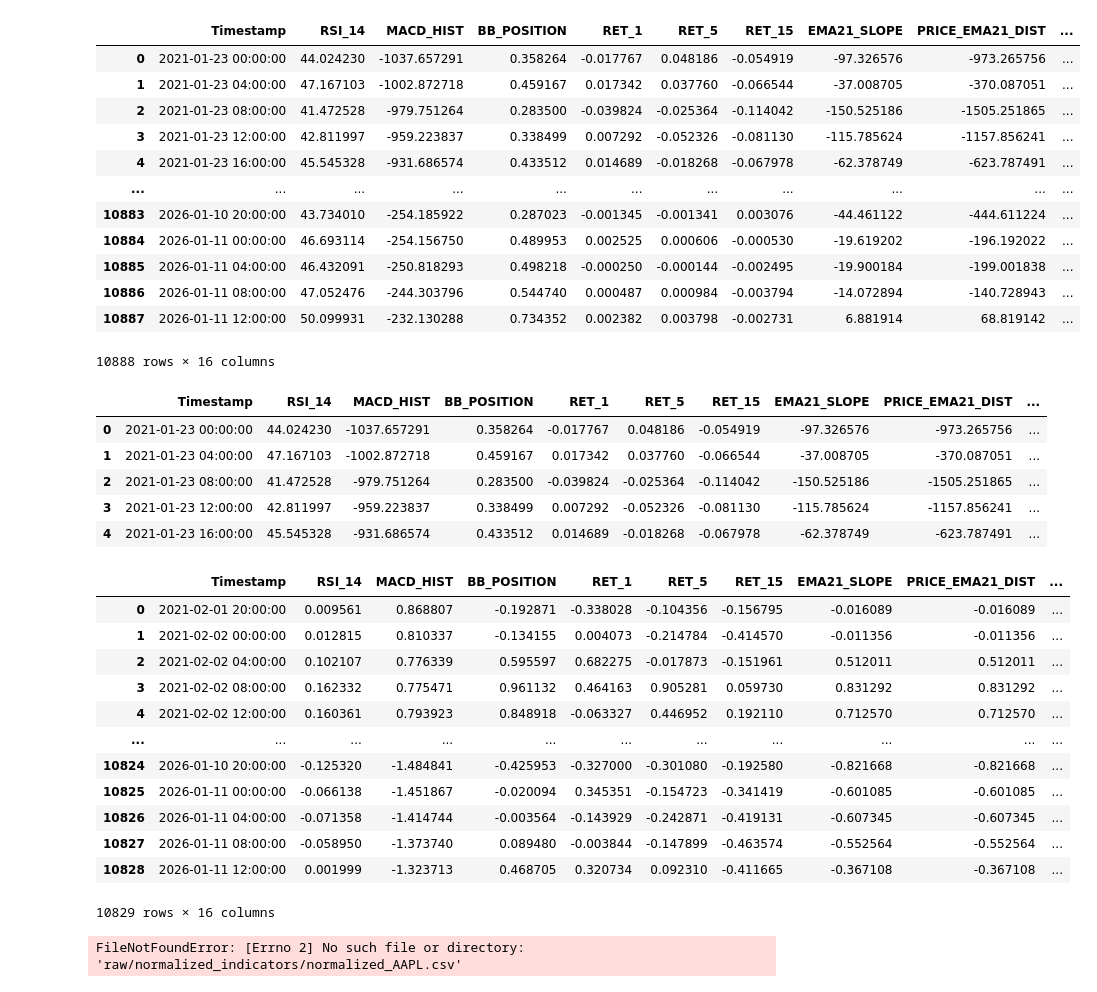
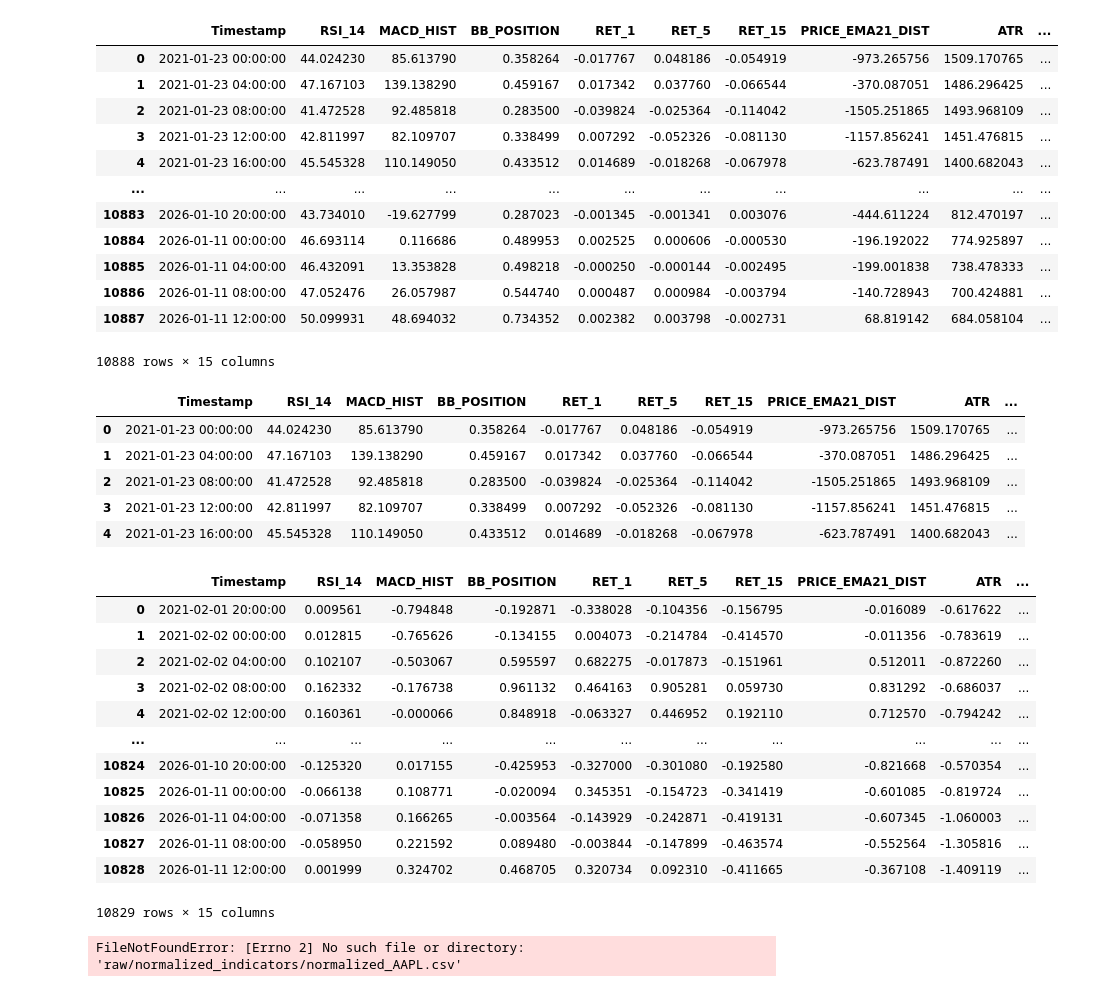
Before and after one commit to Aditya-gautam21/quantTrader, a Jupyter notebook: backend/ml_training.ipynb, the cells around one changed output. Saved outputs shown, nothing was run; the diff lists cells and outputs as text; code cells hidden in the pictures.

```diff
--- a/backend/ml_training.ipynb
+++ b/backend/ml_training.ipynb
@@ -23,46 +30,46 @@ data
 # %%
-indicators = pd.read_csv("raw_data/2026-01-11/BTCUSDT/indicators_BTCUSDT.csv")
+indicators = pd.read_csv("raw_data/2026-01-12/indicators_BTCUSDT.csv")
 indicators
 # %% [output]
-|  | Timestamp | RSI_14 | MACD_HIST | BB_POSITION | RET_1 | RET_5 | RET_15 | EMA21_SLOPE | PRICE_EMA21_DIST | ... |
-| 0 | 2021-01-23 00:00:00 | 44.024230 | -1037.657291 | 0.358264 | -0.017767 | 0.048186 | -0.054919 | -97.326576 | -973.265756 | ... |
-| 1 | 2021-01-23 04:00:00 | 47.167103 | -1002.872718 | 0.459167 | 0.017342 | 0.037760 | -0.066544 | -37.008705 | -370.087051 | ... |
-| 2 | 2021-01-23 08:00:00 | 41.472528 | -979.751264 | 0.283500 | -0.039824 | -0.025364 | -0.114042 | -150.525186 | -1505.251865 | ... |
-| 3 | 2021-01-23 12:00:00 | 42.811997 | -959.223837 | 0.338499 | 0.007292 | -0.052326 | -0.081130 | -115.785624 | -1157.856241 | ... |
-| 4 | 2021-01-23 16:00:00 | 45.545328 | -931.686574 | 0.433512 | 0.014689 | -0.018268 | -0.067978 | -62.378749 | -623.787491 | ... |
+|  | Timestamp | RSI_14 | MACD_HIST | BB_POSITION | RET_1 | RET_5 | RET_15 | PRICE_EMA21_DIST | ATR | ... |
+| 0 | 2021-01-23 00:00:00 | 44.024230 | 85.613790 | 0.358264 | -0.017767 | 0.048186 | -0.054919 | -973.265756 | 1509.170765 | ... |
+| 1 | 2021-01-23 04:00:00 | 47.167103 | 139.138290 | 0.459167 | 0.017342 | 0.037760 | -0.066544 | -370.087051 | 1486.296425 | ... |
+| 2 | 2021-01-23 08:00:00 | 41.472528 | 92.485818 | 0.283500 | -0.039824 | -0.025364 | -0.114042 | -1505.251865 | 1493.968109 | ... |
+| 3 | 2021-01-23 12:00:00 | 42.811997 | 82.109707 | 0.338499 | 0.007292 | -0.052326 | -0.081130 | -1157.856241 | 1451.476815 | ... |
+| 4 | 2021-01-23 16:00:00 | 45.545328 | 110.149050 | 0.433512 | 0.014689 | -0.018268 | -0.067978 | -623.787491 | 1400.682043 | ... |
 | ... | ... | ... | ... | ... | ... | ... | ... | ... | ... | ... |
-| 10883 | 2026-01-10 20:00:00 | 43.734010 | -254.185922 | 0.287023 | -0.001345 | -0.001341 | 0.003076 | -44.461122 | -444.611224 | ... |
-| 10884 | 2026-01-11 00:00:00 | 46.693114 | -254.156750 | 0.489953 | 0.002525 | 0.000606 | -0.000530 | -19.619202 | -196.192022 | ... |
-| 10885 | 2026-01-11 04:00:00 | 46.432091 | -250.818293 | 0.498218 | -0.000250 | -0.000144 | -0.002495 | -19.900184 | -199.001838 | ... |
-| 10886 | 2026-01-11 08:00:00 | 47.052476 | -244.303796 | 0.544740 | 0.000487 | 0.000984 | -0.003794 | -14.072894 | -140.728943 | ... |
-| 10887 | 2026-01-11 12:00:00 | 50.099931 | -232.130288 | 0.734352 | 0.002382 | 0.003798 | -0.002731 | 6.881914 | 68.819142 | ... |
+| 10883 | 2026-01-10 20:00:00 | 43.734010 | -19.627799 | 0.287023 | -0.001345 | -0.001341 | 0.003076 | -444.611224 | 812.470197 | ... |
+| 10884 | 2026-01-11 00:00:00 | 46.693114 | 0.116686 | 0.489953 | 0.002525 | 0.000606 | -0.000530 | -196.192022 | 774.925897 | ... |
+| 10885 | 2026-01-11 04:00:00 | 46.432091 | 13.353828 | 0.498218 | -0.000250 | -0.000144 | -0.002495 | -199.001838 | 738.478333 | ... |
+| 10886 | 2026-01-11 08:00:00 | 47.052476 | 26.057987 | 0.544740 | 0.000487 | 0.000984 | -0.003794 | -140.728943 | 700.424881 | ... |
+| 10887 | 2026-01-11 12:00:00 | 50.099931 | 48.694032 | 0.734352 | 0.002382 | 0.003798 | -0.002731 | 68.819142 | 684.058104 | ... |
-10888 rows × 16 columns
+10888 rows × 15 columns
 # %%
 indicators.head()
 # %% [output]
-|  | Timestamp | RSI_14 | MACD_HIST | BB_POSITION | RET_1 | RET_5 | RET_15 | EMA21_SLOPE | PRICE_EMA21_DIST | ... |
-| 0 | 2021-01-23 00:00:00 | 44.024230 | -1037.657291 | 0.358264 | -0.017767 | 0.048186 | -0.054919 | -97.326576 | -973.265756 | ... |
-| 1 | 2021-01-23 04:00:00 | 47.167103 | -1002.872718 | 0.459167 | 0.017342 | 0.037760 | -0.066544 | -37.008705 | -370.087051 | ... |
-| 2 | 2021-01-23 08:00:00 | 41.472528 | -979.751264 | 0.283500 | -0.039824 | -0.025364 | -0.114042 | -150.525186 | -1505.251865 | ... |
-| 3 | 2021-01-23 12:00:00 | 42.811997 | -959.223837 | 0.338499 | 0.007292 | -0.052326 | -0.081130 | -115.785624 | -1157.856241 | ... |
-| 4 | 2021-01-23 16:00:00 | 45.545328 | -931.686574 | 0.433512 | 0.014689 | -0.018268 | -0.067978 | -62.378749 | -623.787491 | ... |
+|  | Timestamp | RSI_14 | MACD_HIST | BB_POSITION | RET_1 | RET_5 | RET_15 | PRICE_EMA21_DIST | ATR | ... |
+| 0 | 2021-01-23 00:00:00 | 44.024230 | 85.613790 | 0.358264 | -0.017767 | 0.048186 | -0.054919 | -973.265756 | 1509.170765 | ... |
+| 1 | 2021-01-23 04:00:00 | 47.167103 | 139.138290 | 0.459167 | 0.017342 | 0.037760 | -0.066544 | -370.087051 | 1486.296425 | ... |
+| 2 | 2021-01-23 08:00:00 | 41.472528 | 92.485818 | 0.283500 | -0.039824 | -0.025364 | -0.114042 | -1505.251865 | 1493.968109 | ... |
+| 3 | 2021-01-23 12:00:00 | 42.811997 | 82.109707 | 0.338499 | 0.007292 | -0.052326 | -0.081130 | -1157.856241 | 1451.476815 | ... |
+| 4 | 2021-01-23 16:00:00 | 45.545328 | 110.149050 | 0.433512 | 0.014689 | -0.018268 | -0.067978 | -623.787491 | 1400.682043 | ... |
 # %%
-norm = pd.read_csv("raw_data/2026-01-11/norm_indicators_BTCUSDT.csv")
+norm = pd.read_csv("raw_data/2026-01-12/norm_indicators_BTCUSDT.csv")
 norm
 # %% [output]
-|  | Timestamp | RSI_14 | MACD_HIST | BB_POSITION | RET_1 | RET_5 | RET_15 | EMA21_SLOPE | PRICE_EMA21_DIST | ... |
-| 0 | 2021-02-01 20:00:00 | 0.009561 | 0.868807 | -0.192871 | -0.338028 | -0.104356 | -0.156795 | -0.016089 | -0.016089 | ... |
-| 1 | 2021-02-02 00:00:00 | 0.012815 | 0.810337 | -0.134155 | 0.004073 | -0.214784 | -0.414570 | -0.011356 | -0.011356 | ... |
-| 2 | 2021-02-02 04:00:00 | 0.102107 | 0.776339 | 0.595597 | 0.682275 | -0.017873 | -0.151961 | 0.512011 | 0.512011 | ... |
-| 3 | 2021-02-02 08:00:00 | 0.162332 | 0.775471 | 0.961132 | 0.464163 | 0.905281 | 0.059730 | 0.831292 | 0.831292 | ... |
-| 4 | 2021-02-02 12:00:00 | 0.160361 | 0.793923 | 0.848918 | -0.063327 | 0.446952 | 0.192110 | 0.712570 | 0.712570 | ... |
+|  | Timestamp | RSI_14 | MACD_HIST | BB_POSITION | RET_1 | RET_5 | RET_15 | PRICE_EMA21_DIST | ATR | ... |
+| 0 | 2021-02-01 20:00:00 | 0.009561 | -0.794848 | -0.192871 | -0.338028 | -0.104356 | -0.156795 | -0.016089 | -0.617622 | ... |
+| 1 | 2021-02-02 00:00:00 | 0.012815 | -0.765626 | -0.134155 | 0.004073 | -0.214784 | -0.414570 | -0.011356 | -0.783619 | ... |
+| 2 | 2021-02-02 04:00:00 | 0.102107 | -0.503067 | 0.595597 | 0.682275 | -0.017873 | -0.151961 | 0.512011 | -0.872260 | ... |
+| 3 | 2021-02-02 08:00:00 | 0.162332 | -0.176738 | 0.961132 | 0.464163 | 0.905281 | 0.059730 | 0.831292 | -0.686037 | ... |
+| 4 | 2021-02-02 12:00:00 | 0.160361 | -0.000066 | 0.848918 | -0.063327 | 0.446952 | 0.192110 | 0.712570 | -0.794242 | ... |
 | ... | ... | ... | ... | ... | ... | ... | ... | ... | ... | ... |
-| 10824 | 2026-01-10 20:00:00 | -0.125320 | -1.484841 | -0.425953 | -0.327000 | -0.301080 | -0.192580 | -0.821668 | -0.821668 | ... |
-| 10825 | 2026-01-11 00:00:00 | -0.066138 | -1.451867 | -0.020094 | 0.345351 | -0.154723 | -0.341419 | -0.601085 | -0.601085 | ... |
-| 10826 | 2026-01-11 04:00:00 | -0.071358 | -1.414744 | -0.003564 | -0.143929 | -0.242871 | -0.419131 | -0.607345 | -0.607345 | ... |
-| 10827 | 2026-01-11 08:00:00 | -0.058950 | -1.373740 | 0.089480 | -0.003844 | -0.147899 | -0.463574 | -0.552564 | -0.552564 | ... |
-| 10828 | 2026-01-11 12:00:00 | 0.001999 | -1.323713 | 0.468705 | 0.320734 | 0.092310 | -0.411665 | -0.367108 | -0.367108 | ... |
+| 10824 | 2026-01-10 20:00:00 | -0.125320 | 0.017155 | -0.425953 | -0.327000 | -0.301080 | -0.192580 | -0.821668 | -0.570354 | ... |
+| 10825 | 2026-01-11 00:00:00 | -0.066138 | 0.108771 | -0.020094 | 0.345351 | -0.154723 | -0.341419 | -0.601085 | -0.819724 | ... |
+| 10826 | 2026-01-11 04:00:00 | -0.071358 | 0.166265 | -0.003564 | -0.143929 | -0.242871 | -0.419131 | -0.607345 | -1.060003 | ... |
+| 10827 | 2026-01-11 08:00:00 | -0.058950 | 0.221592 | 0.089480 | -0.003844 | -0.147899 | -0.463574 | -0.552564 | -1.305816 | ... |
+| 10828 | 2026-01-11 12:00:00 | 0.001999 | 0.324702 | 0.468705 | 0.320734 | 0.092310 | -0.411665 | -0.367108 | -1.409119 | ... |
-10829 rows × 16 columns
+10829 rows × 15 columns
 # %%
 normalised = pd.read_csv("raw/normalized_indicators/normalized_AAPL.csv")
 # %% [output]
```
Also changed, not shown: parts of 2 cells of this notebook, 9 other files.
